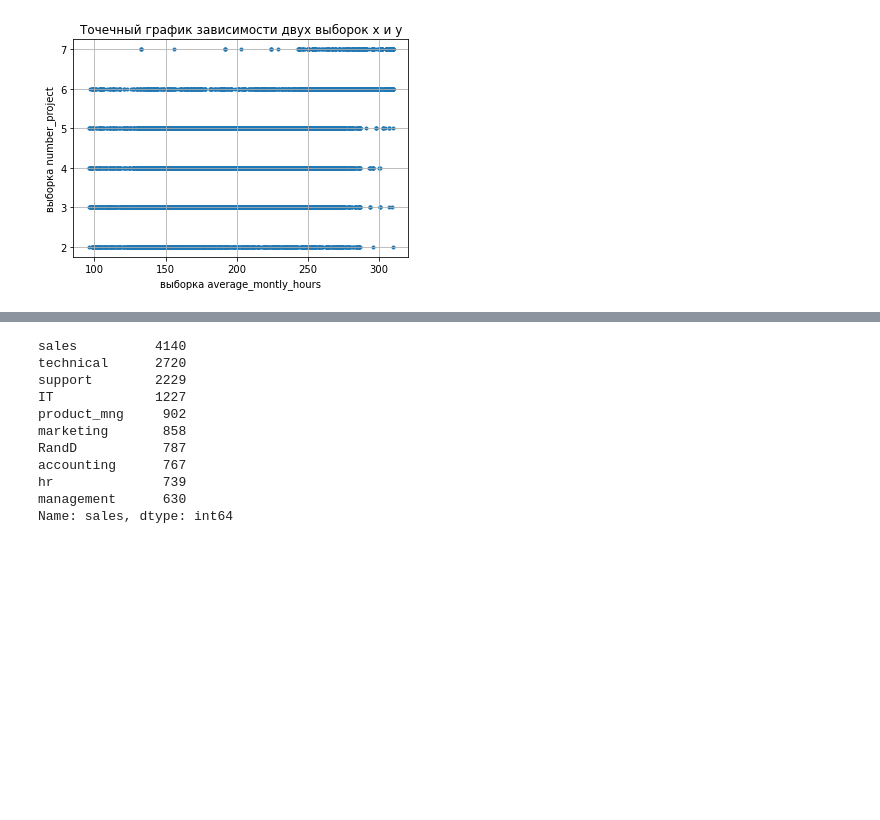
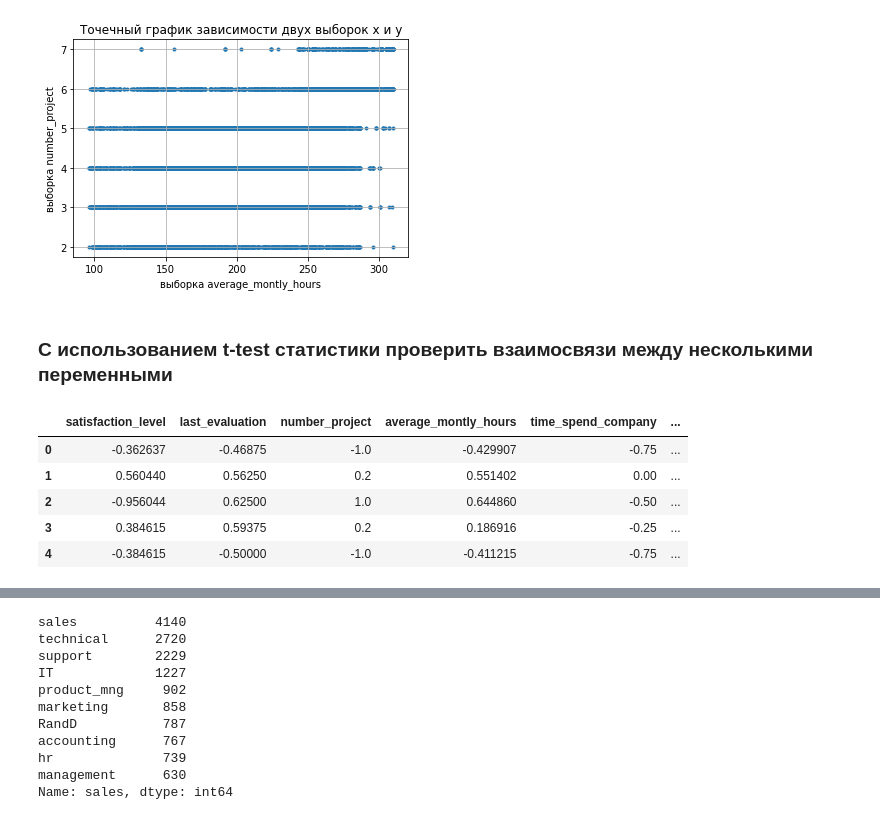
Before and after one commit to HeliosBI/Diploma, a Jupyter notebook: PYDA_diploma.ipynb, the cells around one changed output, grey strips where cells are left out. Saved outputs shown, nothing was run; the diff lists cells and outputs as text; code cells hidden in the pictures; blank space fills up the shorter version.

Commit message:
t-test complete

```diff
--- a/PYDA_diploma.ipynb
+++ b/PYDA_diploma.ipynb
@@ -201,3 +209,5 @@ plt.scatter(average_montly_hours, number_project, marker='.')
 # %% [output]
 <matplotlib.collections.PathCollection at 0x...>
 [figure]
+# %% [markdown]
+### С использованием t-test статистики проверить взаимосвязи между несколькими переменными
@@ -203,0 +218,15 @@ plt.scatter(average_montly_hours, number_project, marker='.')
+# %%
+min_max_scaler = preprocessing.MinMaxScaler(feature_range=(-1,1))
+
+np_scaled = min_max_scaler.fit_transform(df_to_norm)
+df_norm = pd.DataFrame(np_scaled)
+df_norm.columns = headers
+df_norm = df_norm.join(df[['sales','salary']])
+df_norm.head()
+# %% [output]
+|  | satisfaction_level | last_evaluation | number_project | average_montly_hours | time_spend_company | ... |
+| 0 | -0.362637 | -0.46875 | -1.0 | -0.429907 | -0.75 | ... |
+| 1 | 0.560440 | 0.56250 | 0.2 | 0.551402 | 0.00 | ... |
+| 2 | -0.956044 | 0.62500 | 1.0 | 0.644860 | -0.50 | ... |
+| 3 | 0.384615 | 0.59375 | 0.2 | 0.186916 | -0.25 | ... |
+| 4 | -0.384615 | -0.50000 | -1.0 | -0.411215 | -0.75 | ... |
```
Also changed, not shown: parts of 16 cells of this notebook.
